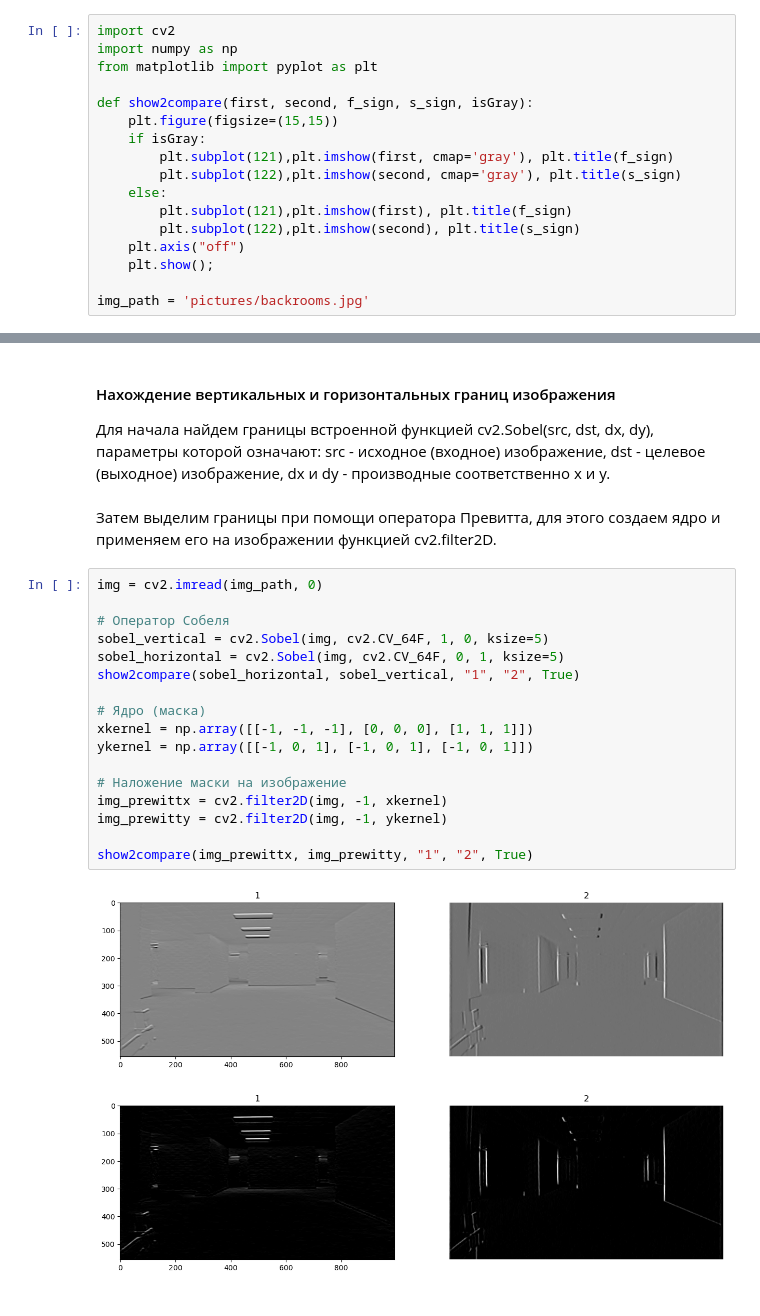
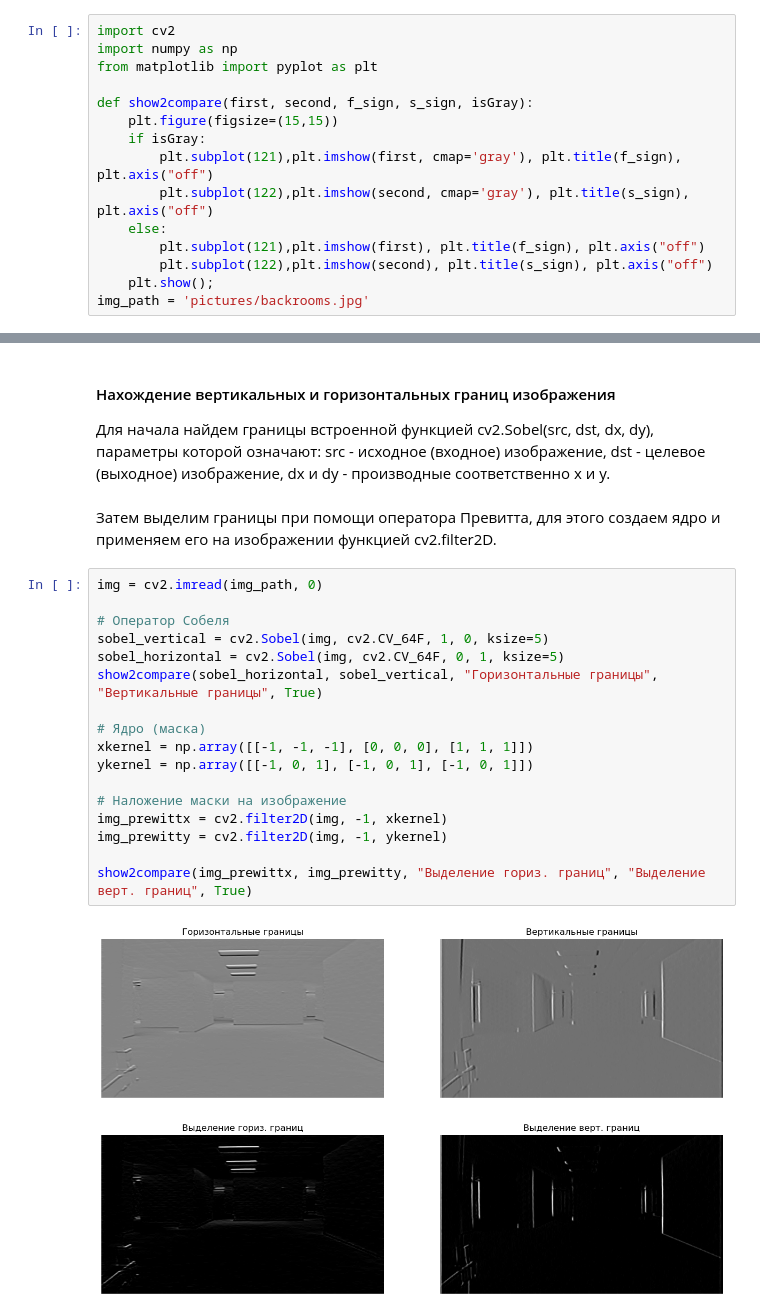
Before and after one commit to afk552/trolab_12, a Jupyter notebook: notebooks/12_indiv.ipynb, the cells around one changed output, grey strips where cells are left out. Saved outputs shown, nothing was run; the diff lists cells and outputs as text.

```diff
--- a/notebooks/12_indiv.ipynb
+++ b/notebooks/12_indiv.ipynb
@@ -10,14 +10,12 @@ from matplotlib import pyplot as plt
 def show2compare(first, second, f_sign, s_sign, isGray):
     plt.figure(figsize=(15,15))
     if isGray:
-        plt.subplot(121),plt.imshow(first, cmap='gray'), plt.title(f_sign)
-        plt.subplot(122),plt.imshow(second, cmap='gray'), plt.title(s_sign)
+        plt.subplot(121),plt.imshow(first, cmap='gray'), plt.title(f_sign), plt.axis("off")
+        plt.subplot(122),plt.imshow(second, cmap='gray'), plt.title(s_sign), plt.axis("off")
     else:
-        plt.subplot(121),plt.imshow(first), plt.title(f_sign)
-        plt.subplot(122),plt.imshow(second), plt.title(s_sign)
-    plt.axis("off")
+        plt.subplot(121),plt.imshow(first), plt.title(f_sign), plt.axis("off")
+        plt.subplot(122),plt.imshow(second), plt.title(s_sign), plt.axis("off")
     plt.show();
-
 img_path = 'pictures/backrooms.jpg'
 # %% [markdown]
 #### Добавление шума
@@ -68,20 +66,20 @@ src - исходное (входное) изображение, dst - целев
 # %%
 img = cv2.imread(img_path, 0)
 
 # Оператор Собеля
 sobel_vertical = cv2.Sobel(img, cv2.CV_64F, 1, 0, ksize=5)
 sobel_horizontal = cv2.Sobel(img, cv2.CV_64F, 0, 1, ksize=5)
-show2compare(sobel_horizontal, sobel_vertical, "1", "2", True)
+show2compare(sobel_horizontal, sobel_vertical, "Горизонтальные границы", "Вертикальные границы", True)
 
 # Ядро (маска)
 xkernel = np.array([[-1, -1, -1], [0, 0, 0], [1, 1, 1]])
 ykernel = np.array([[-1, 0, 1], [-1, 0, 1], [-1, 0, 1]])
 
 # Наложение маски на изображение
 img_prewittx = cv2.filter2D(img, -1, xkernel)
 img_prewitty = cv2.filter2D(img, -1, ykernel)
 
-show2compare(img_prewittx, img_prewitty, "1", "2", True)
+show2compare(img_prewittx, img_prewitty, "Выделение гориз. границ", "Выделение верт. границ", True)
 # %% [output]
-[figure, old version]
+[figure, new version]
-[figure, old version]
+[figure, new version]
```
Also changed, not shown: parts of 3 cells of this notebook, 1 other file.
